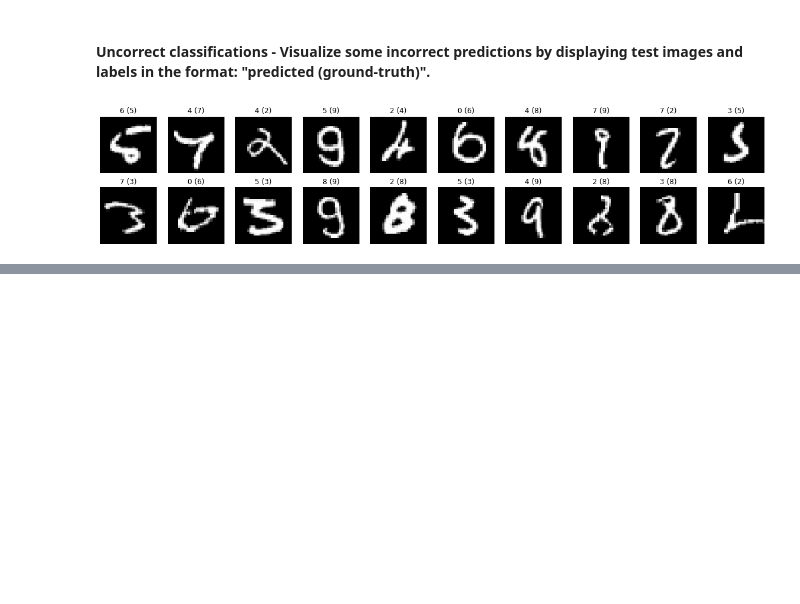
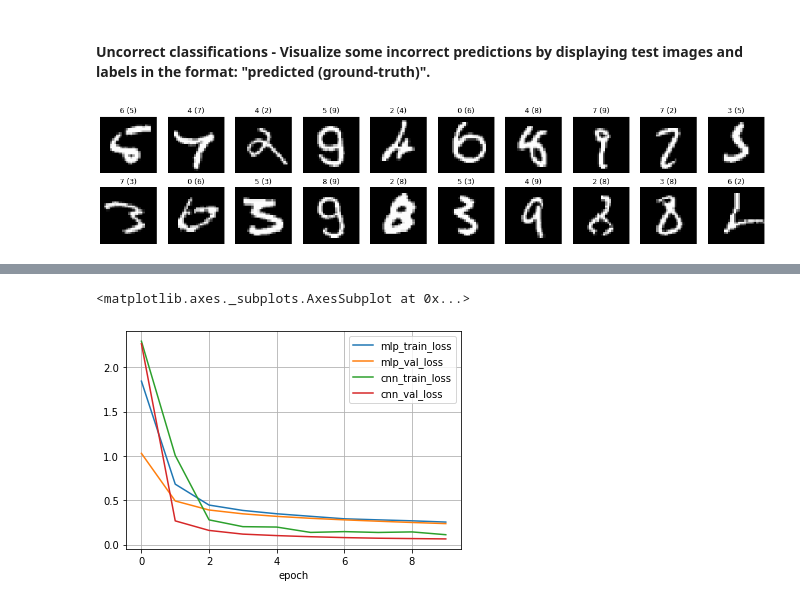
Before and after one commit to CIA-Oceanix/DLCourse_MOi_2022, a Jupyter notebook: notebooks/notebook_PytorchLightning_MNIST_CNN_with_correction.ipynb, the cells around one changed output, grey strips where cells are left out. Cells and saved outputs as stored; diff of their text form; code cells hidden in the pictures; blank space fills up the shorter version.

```diff
--- a/notebooks/notebook_PytorchLightning_MNIST_CNN_with_correction.ipynb
+++ b/notebooks/notebook_PytorchLightning_MNIST_CNN_with_correction.ipynb
@@ -297,0 +536,13 @@ plt.show()
+# %%
+mlp_training_metrics_df = (
+    pd.read_csv(f'{mlp_logger.log_dir}/metrics.csv').groupby('epoch').mean()
+    [['train_loss', 'val_loss']].rename(lambda col_name: f'mlp_{col_name}', axis=1)
+)
+cnn_training_metrics_df = (
+    pd.read_csv(f'{cnn_logger.log_dir}/metrics.csv') .groupby('epoch').mean()
+    [['train_loss', 'val_loss']].rename(lambda col_name: f'cnn_{col_name}', axis=1)
+)
+pd.concat([mlp_training_metrics_df, cnn_training_metrics_df], axis=1).plot(grid=True)
+# %% [output]
+<matplotlib.axes._subplots.AxesSubplot at 0x...>
+[figure, added]
```
Also changed, not shown: parts of 23 cells of this notebook.
